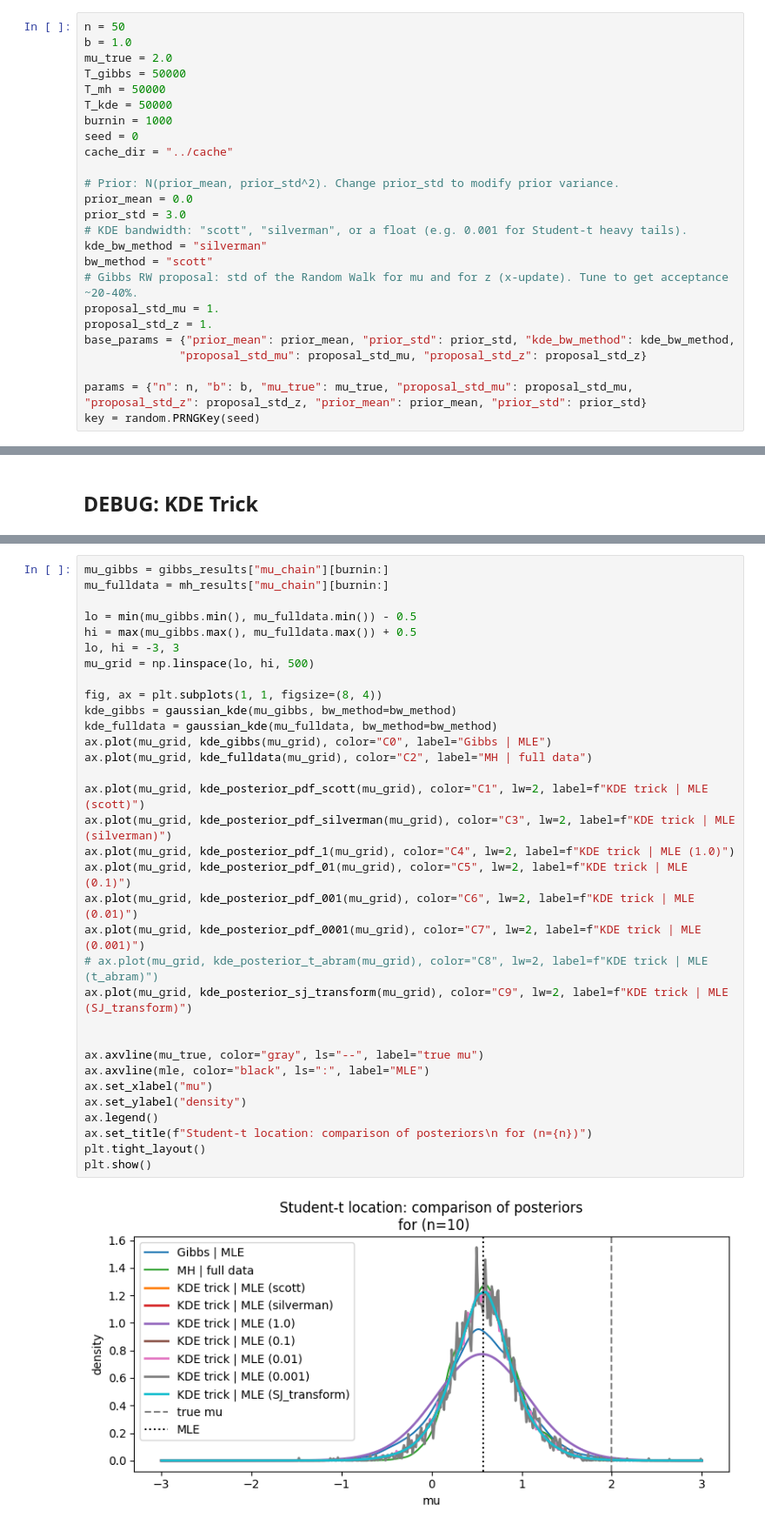
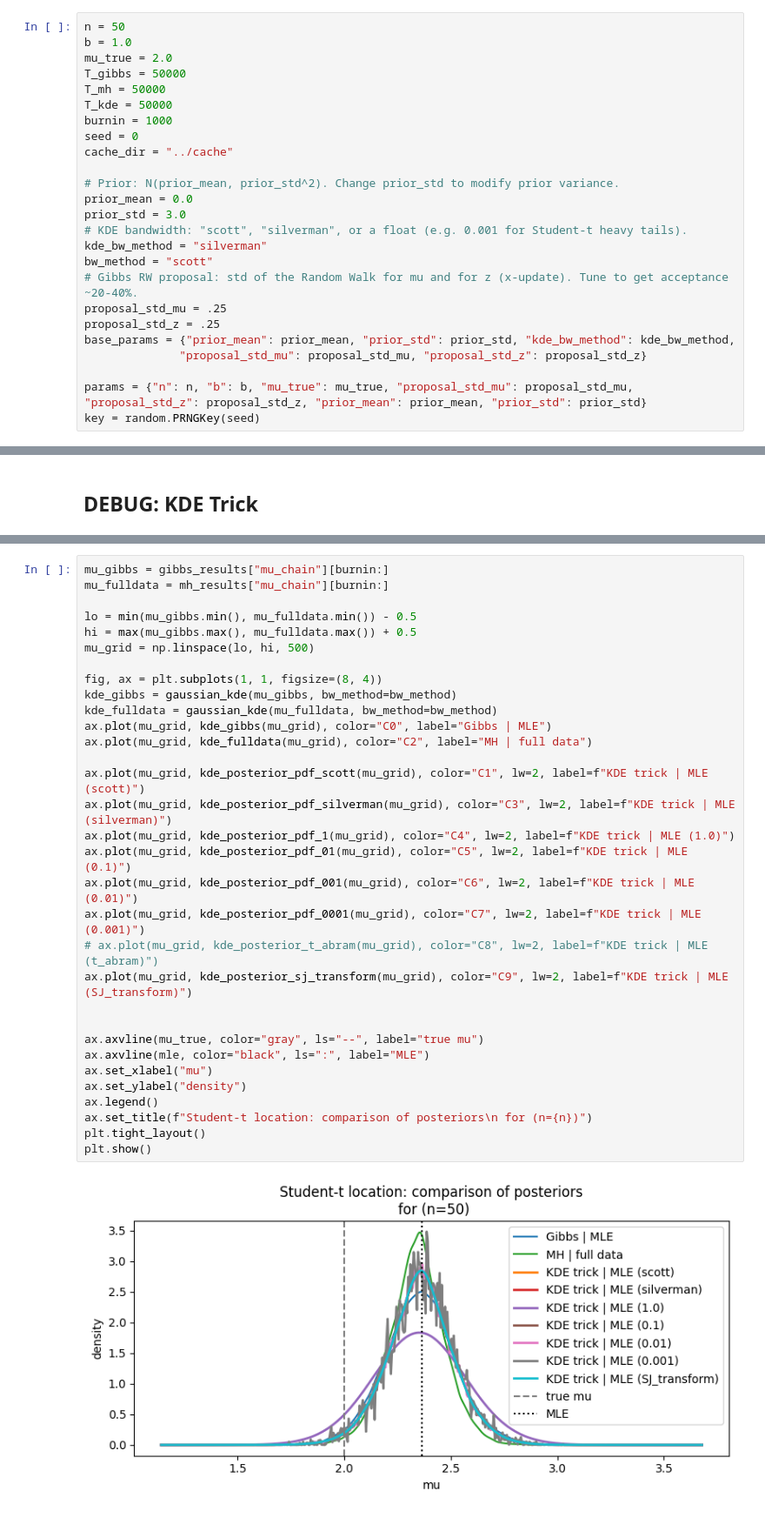
Before and after one commit to shlokmishra/student_t_mle, a Jupyter notebook: notebooks/loc_laplace.ipynb, the cells around one changed output, grey strips where cells are left out. Shown at 87% size. Drawn from its saved outputs; the diff is of its cells as text.

```diff
--- a/notebooks/loc_laplace.ipynb
+++ b/notebooks/loc_laplace.ipynb
@@ -31,8 +31,8 @@ prior_std = 3.0
 kde_bw_method = "silverman"
 bw_method = "scott"
 # Gibbs RW proposal: std of the Random Walk for mu and for z (x-update). Tune to get acceptance ~20-40%.
-proposal_std_mu = 1.
-proposal_std_z = 1.
+proposal_std_mu = .25
+proposal_std_z = .25
 base_params = {"prior_mean": prior_mean, "prior_std": prior_std, "kde_bw_method": kde_bw_method,
               "proposal_std_mu": proposal_std_mu, "proposal_std_z": proposal_std_z}
 
@@ -169,35 +168,34 @@ mu_fulldata = mh_results["mu_chain"][burnin:]
 
 lo = min(mu_gibbs.min(), mu_fulldata.min()) - 0.5
 hi = max(mu_gibbs.max(), mu_fulldata.max()) + 0.5
-lo, hi = -3, 3
 mu_grid = np.linspace(lo, hi, 500)
 
 fig, ax = plt.subplots(1, 1, figsize=(8, 4))
 kde_gibbs = gaussian_kde(mu_gibbs, bw_method=bw_method)
 kde_fulldata = gaussian_kde(mu_fulldata, bw_method=bw_method)
 ax.plot(mu_grid, kde_gibbs(mu_grid), color="C0", label="Gibbs | MLE")
 ax.plot(mu_grid, kde_fulldata(mu_grid), color="C2", label="MH | full data")
 
 ax.plot(mu_grid, kde_posterior_pdf_scott(mu_grid), color="C1", lw=2, label=f"KDE trick | MLE (scott)")
 ax.plot(mu_grid, kde_posterior_pdf_silverman(mu_grid), color="C3", lw=2, label=f"KDE trick | MLE (silverman)")
 ax.plot(mu_grid, kde_posterior_pdf_1(mu_grid), color="C4", lw=2, label=f"KDE trick | MLE (1.0)")
 ax.plot(mu_grid, kde_posterior_pdf_01(mu_grid), color="C5", lw=2, label=f"KDE trick | MLE (0.1)")
 ax.plot(mu_grid, kde_posterior_pdf_001(mu_grid), color="C6", lw=2, label=f"KDE trick | MLE (0.01)")
 ax.plot(mu_grid, kde_posterior_pdf_0001(mu_grid), color="C7", lw=2, label=f"KDE trick | MLE (0.001)")
 # ax.plot(mu_grid, kde_posterior_t_abram(mu_grid), color="C8", lw=2, label=f"KDE trick | MLE (t_abram)")
 ax.plot(mu_grid, kde_posterior_sj_transform(mu_grid), color="C9", lw=2, label=f"KDE trick | MLE (SJ_transform)")
 
 
 ax.axvline(mu_true, color="gray", ls="--", label="true mu")
 ax.axvline(mle, color="black", ls=":", label="MLE")
 ax.set_xlabel("mu")
 ax.set_ylabel("density")
 ax.legend()
 ax.set_title(f"Student-t location: comparison of posteriors\n for (n={n})")
 plt.tight_layout()
 plt.show()
 # %% [output]
-[figure, old version]
+[figure, new version]
 # %%
 mle_samples
 # %% [output]
```
Also changed, not shown: parts of 7 cells of this notebook, 4 other files.
